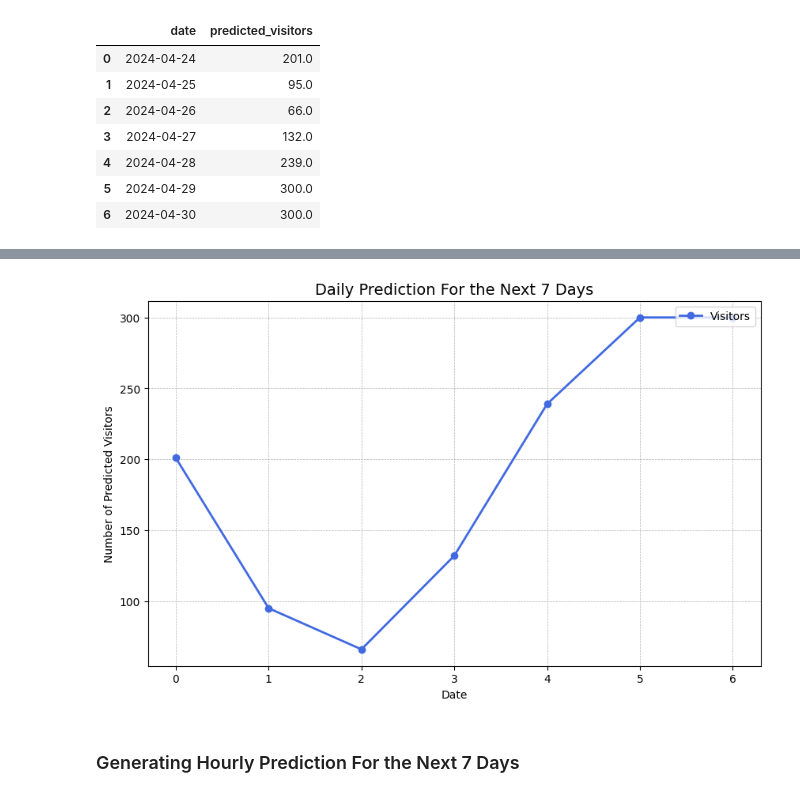
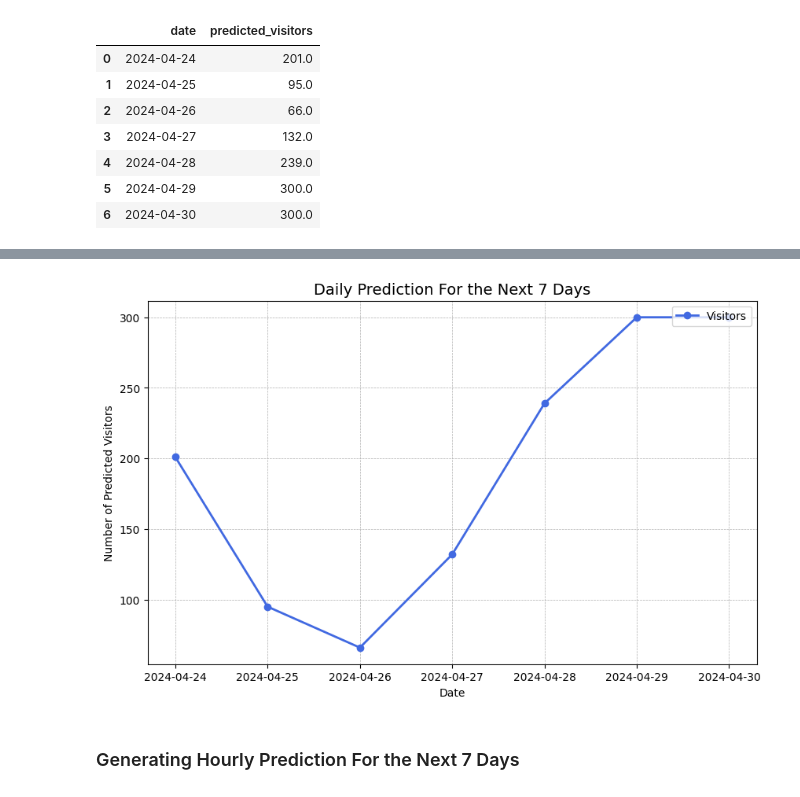
Before and after one commit to bcc2023/ShiftWell-Restaurant-Dashboard, a Jupyter notebook: Backend/models/Demand_Forecast/lstm_model_final.ipynb, the cells around one changed output, grey strips where cells are left out. Drawn from its saved outputs; the diff is of its cells as text; code cells hidden in the pictures.

```diff
--- a/Backend/models/Demand_Forecast/lstm_model_final.ipynb
+++ b/Backend/models/Demand_Forecast/lstm_model_final.ipynb
@@ -377,7 +377,7 @@ generate_daily_prediction()
 df = generate_daily_prediction()
 
 plt.figure(figsize=(10, 6))
-plt.plot(df['predicted_visitors'], linestyle='-', color='royalblue', linewidth=2, marker='o', label='Visitors')
+plt.plot(df['date'],df['predicted_visitors'], linestyle='-', color='royalblue', linewidth=2, marker='o', label='Visitors')
 plt.grid(True, which='both', linestyle='--', linewidth=0.5)
 plt.legend(loc='upper right')
 plt.title('Daily Prediction For the Next 7 Days', fontsize=14)
@@ -389,4 +389,4 @@ plt.show()
-[figure, old version]
+[figure, new version]
 # %% [markdown]
 ### Generating Hourly Prediction For the Next 7 Days
 # %%
```
Also changed, not shown: parts of 1 cell of this notebook.
